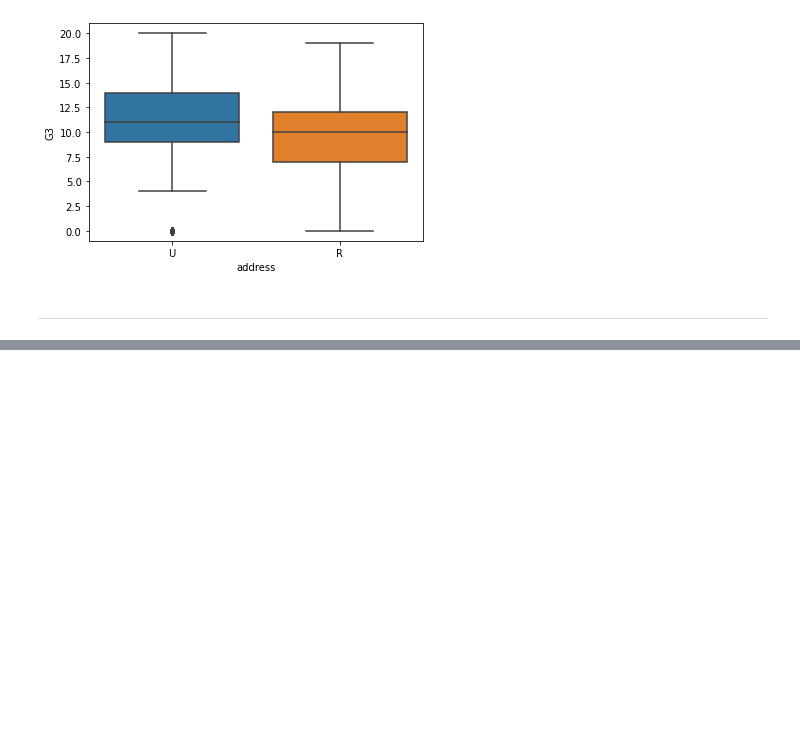
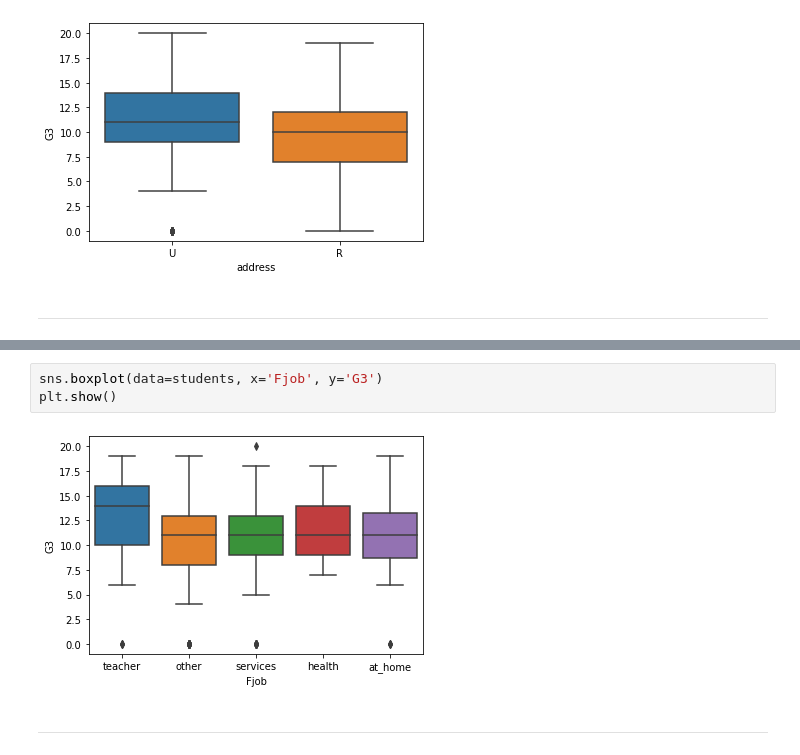
Before and after one commit to Klaynie/Learning-Python, a Jupyter notebook: Learning-Python/Codecademy/Associations/Quantitative_and_Categorical_Variables/script.ipynb, the cells around one changed output, grey strips where cells are left out. Saved outputs shown, nothing was run; the diff lists cells and outputs as text; blank space fills up the shorter version.

```diff
--- a/Learning-Python/Codecademy/Associations/Quantitative_and_Categorical_Variables/script.ipynb
+++ b/Learning-Python/Codecademy/Associations/Quantitative_and_Categorical_Variables/script.ipynb
@@ -183,0 +216,7 @@ While the box plots and means/medians appear similar, the overlapping histograms
+# %%
+sns.boxplot(data=students, x='Fjob', y='G3')
+plt.show()
+# %% [output]
+[figure, added]
+# %% [markdown]
+***
```
Also changed, not shown: parts of 17 cells of this notebook.
